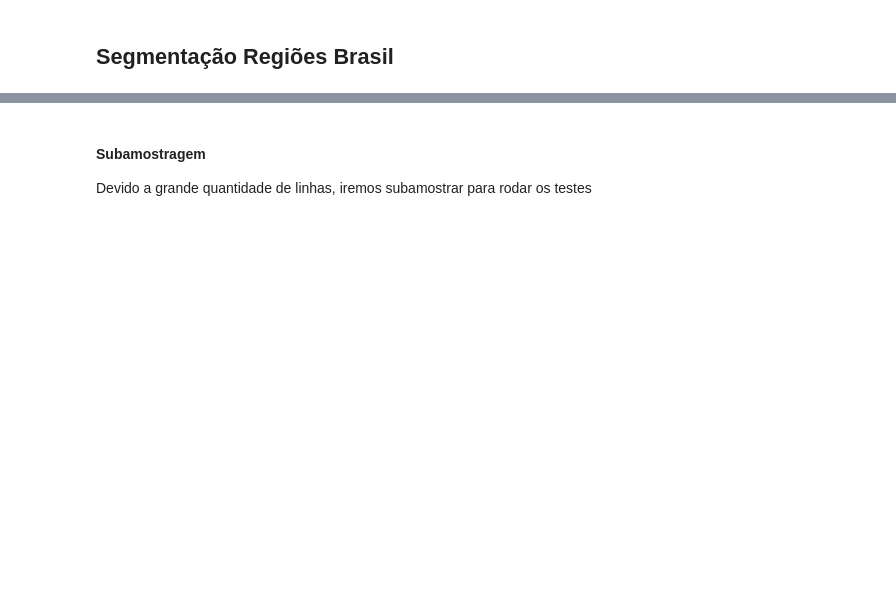
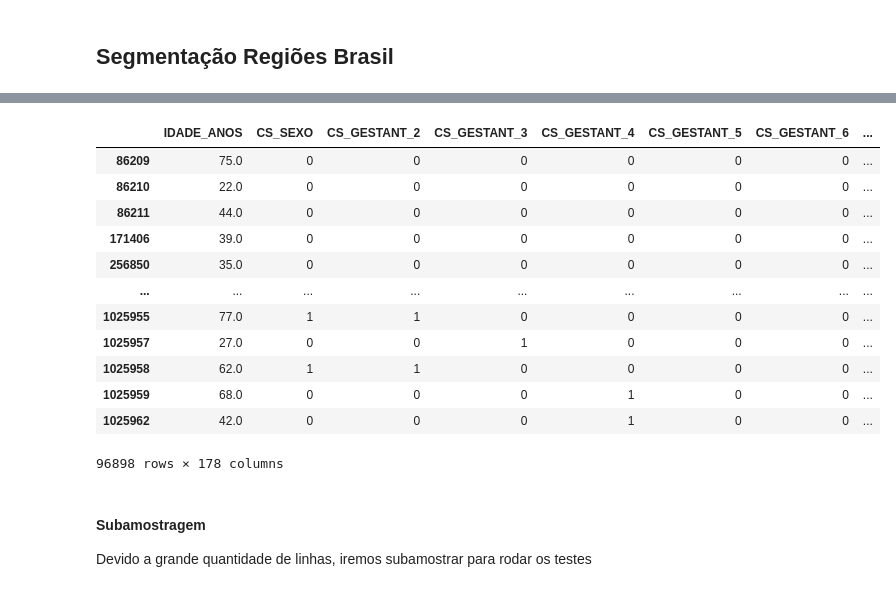
Before and after one commit to v-camargo/TL_tuberculosis, a Jupyter notebook: preprocessing_segmentacao_dados_regioes_v2.ipynb, the cells around one changed output, grey strips where cells are left out. Cells and saved outputs as stored; diff of their text form; code cells hidden in the pictures; blank space fills up the shorter version.

```diff
--- a/preprocessing_segmentacao_dados_regioes_v2.ipynb
+++ b/preprocessing_segmentacao_dados_regioes_v2.ipynb
@@ -249,2 +331,18 @@ pd.DataFrame({'sudeste':df_sudeste['ABANDONO'].value_counts()/df_sudeste.shape[0
+# %%
+df_sudeste
+# %% [output]
+|  | IDADE_ANOS | CS_SEXO | CS_GESTANT_2 | CS_GESTANT_3 | CS_GESTANT_4 | CS_GESTANT_5 | CS_GESTANT_6 | ... |
+| 86209 | 75.0 | 0 | 0 | 0 | 0 | 0 | 0 | ... |
+| 86210 | 22.0 | 0 | 0 | 0 | 0 | 0 | 0 | ... |
+| 86211 | 44.0 | 0 | 0 | 0 | 0 | 0 | 0 | ... |
+| 171406 | 39.0 | 0 | 0 | 0 | 0 | 0 | 0 | ... |
+| 256850 | 35.0 | 0 | 0 | 0 | 0 | 0 | 0 | ... |
+| ... | ... | ... | ... | ... | ... | ... | ... | ... |
+| 1025955 | 77.0 | 1 | 1 | 0 | 0 | 0 | 0 | ... |
+| 1025957 | 27.0 | 0 | 0 | 1 | 0 | 0 | 0 | ... |
+| 1025958 | 62.0 | 1 | 1 | 0 | 0 | 0 | 0 | ... |
+| 1025959 | 68.0 | 0 | 0 | 0 | 1 | 0 | 0 | ... |
+| 1025962 | 42.0 | 0 | 0 | 0 | 1 | 0 | 0 | ... |
+96898 rows × 178 columns
 # %%
 # 2. Separar variável dependente (y) e independentes (X)
```
Also changed, not shown: parts of 37 cells of this notebook, 7 other files.
